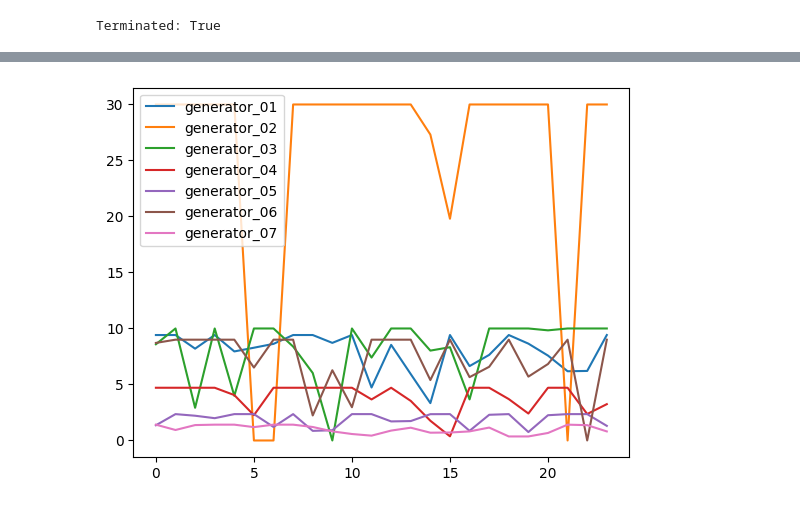
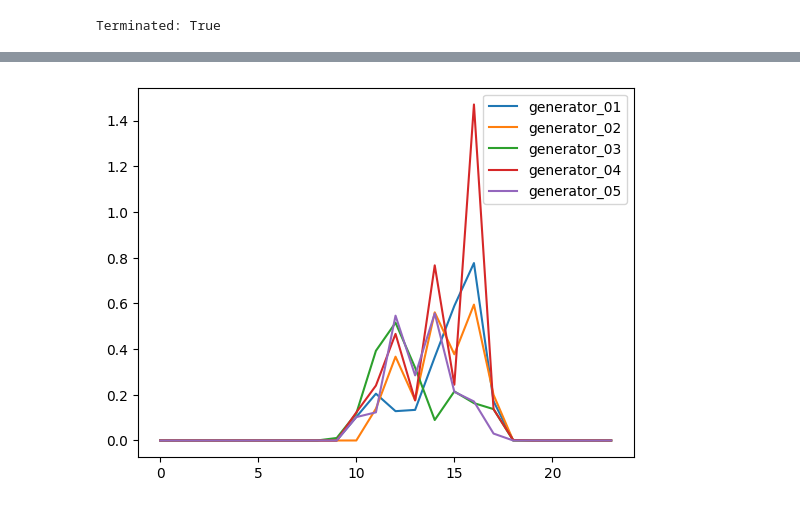
Before and after one commit to ECGomes/pyecom, a Jupyter notebook: notebooks/scenarios/sequential_testing/sequential_rl_v0.ipynb, the cells around one changed output, grey strips where cells are left out. Drawn from its saved outputs; the diff is of its cells as text; code cells hidden in the pictures.

```diff
--- a/notebooks/scenarios/sequential_testing/sequential_rl_v0.ipynb
+++ b/notebooks/scenarios/sequential_testing/sequential_rl_v0.ipynb
@@ -14,5 +21,0 @@ from src.algorithms.rl import EnergyCommunitySequentialV0
-# %%
-# Data parsing
-
-data = HMParser(file_path='/Users/ecgomes/DataspellProjects/pyecom/data/EC_V4.xlsx', ec_id=1)
-data.parse()
@@ -103,0 +59,10 @@ resources.append(Aggregator(name='aggregator',
+# %%
+# Sanity check for upac and ev dimensions
+
+print('UPAC data:')
+for i in data_upacs.keys():
+    print('UPAC {}: {}'.format(i, data_upacs[i].shape))
+
+print('\nEV data:')
+for i in range(len(data_ev.resources)):
+    print('EV {}: {}'.format(i, data_ev.resources[i].lower_bound.shape))
@@ -103,0 +205,8 @@ resources.append(Aggregator(name='aggregator',
+# %%
+# Create the execution order
+
+execution_order = [res.name for res in dataset_resources[list(dataset_resources.keys())[0]][:5]] + \
+                  [res.name for res in dataset_resources[list(dataset_resources.keys())[0]][12:15]] + \
+                  [res.name for res in dataset_resources[list(dataset_resources.keys())[0]][15:-1]] + \
+                  [res.name for res in dataset_resources[list(dataset_resources.keys())[0]][5:7]]
+execution_order
@@ -171,10 +255,10 @@ def assign_policies(env):
 
 def assign_group_policies(env):
 
-    policies = {'generator': (None,
-                              env.observation_space['generator_01'],
-                                env.action_space['generator_01'],
-                                {}),
+    policies = {'generator_renewable': (None,
+                              env.observation_space['ren_generator_08'],
+                              env.action_space['ren_generator_08'],
+                              {}),
                 'storage': (None,
                             env.observation_space['storage_01'],
                             env.action_space['storage_01'],
@@ -183,10 +267,10 @@ def assign_group_policies(env):
                        env.observation_space['ev_01'],
                        env.action_space['ev_01'],
                        {}),
-                'aggregator': (None,
-                               env.observation_space['aggregator'],
-                               env.action_space['aggregator'],
-                               {})
+                'generator_non_renewable': (None,
+                              env.observation_space['generator_14'],
+                              env.action_space['generator_14'],
+                              {}),
                 }
 
     return policies
@@ -311,12 +412,12 @@ Infos: {}
 # %%
 # Plot the generator power output
 
 plt.figure()
 
-for i in range(data.generator['p_forecast'].shape[0]):
-    plt.plot(test_env.generators[i].value)
+for i in range(5):
+    plt.plot(test_env.ren_generators[i].value)
 
-plt.legend(['generator_{:02d}'.format(i+1) for i in range(data.generator['p_forecast'].shape[0])])
+plt.legend(['generator_{:02d}'.format(i+1) for i in range(data_ec.generator['p_forecast'].shape[0])])
 plt.show()
 # %% [output]
-[figure, old version]
+[figure, new version]
```
Also changed, not shown: parts of 28 cells of this notebook, 7 other files.
